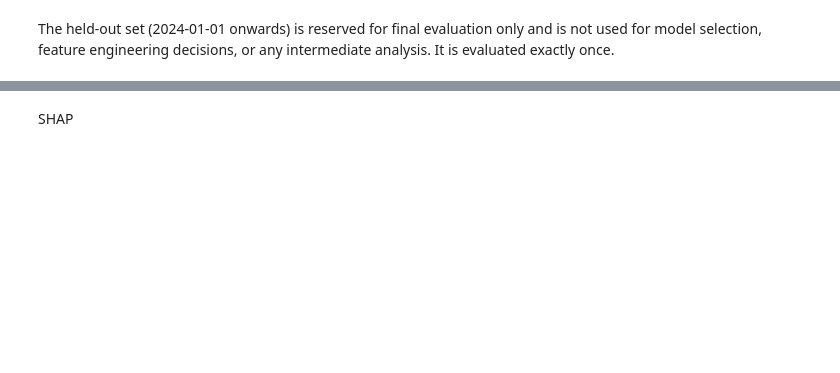
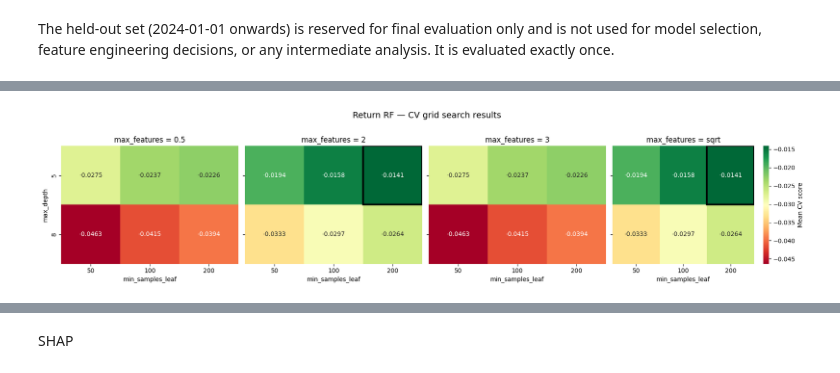
Before and after one commit to kaiedden14/msc-fintech-robo-advisor, a Jupyter notebook: notebooks/model.ipynb, the cells around one changed output, grey strips where cells are left out. Drawn from its saved outputs; the diff is of its cells as text; code cells hidden in the pictures; blank space fills up the shorter version.

Commit message:
updated models due to NaN values in 2 of the stocks in the dataset

```diff
--- a/notebooks/model.ipynb
+++ b/notebooks/model.ipynb
@@ -212,0 +215,91 @@ Volatility RF — best params: {'max_depth': 5, 'max_features': 2, 'min_samples_
+# %%
+# ----- 1. Extract tidy DataFrame from each GridSearchCV ------------------
+def grid_to_df(grid, model_label):
+    """Pull cv_results_ into a clean DataFrame, drop bookkeeping cols."""
+    cv = pd.DataFrame(grid.cv_results_)
+    param_cols = [c for c in cv.columns if c.startswith("param_")]
+    keep = param_cols + ["mean_test_score", "std_test_score", "rank_test_score"]
+    out = cv[keep].copy()
+    out.columns = [c.replace("param_", "") for c in param_cols] + [
+        "mean_cv", "std_cv", "rank",
+    ]
+    # Cast max_features to string for clean display ('sqrt', '0.5', '2', '3')
+    if "max_features" in out.columns:
+        out["max_features"] = out["max_features"].astype(str)
+    out["model"] = model_label
+    return out.sort_values("rank").reset_index(drop=True)
+
+df_return = grid_to_df(gs_ret, "Return RF")
+df_vol    = grid_to_df(gs_vol,    "Volatility RF")
+
+# ----- 2. Print the ranked table (useful as a methodology appendix) ------
+def show_ranked(df, model_label):
+    print(f"\n=== {model_label} — all grid cells, ranked by mean CV score ===")
+    print(df.to_string(index=False, float_format=lambda x: f"{x:.4f}"))
+
+show_ranked(df_return, "Return RF")
+show_ranked(df_vol,    "Volatility RF")
+
+# ----- 3. Heatmap: max_depth × min_samples_leaf, faceted by max_features --
+def plot_grid_heatmap(df, model_label, primary_metric="Mean CV score"):
+    mfs = sorted(df["max_features"].unique())
+    fig, axes = plt.subplots(1, len(mfs), figsize=(4.5 * len(mfs), 4), sharey=True)
+    if len(mfs) == 1:
+        axes = [axes]
+    # Shared colour scale across facets so cross-facet comparison is honest
+    vmin, vmax = df["mean_cv"].min(), df["mean_cv"].max()
+    for ax, mf in zip(axes, mfs):
+        sub = df[df["max_features"] == mf]
+        pivot = sub.pivot(index="max_depth", columns="min_samples_leaf", values="mean_cv")
+        sns.heatmap(
+            pivot, annot=True, fmt=".4f",
+            ax=ax, cmap="RdYlGn", vmin=vmin, vmax=vmax,
+            cbar=(ax is axes[-1]),
+            cbar_kws={"label": primary_metric} if ax is axes[-1] else None,
+        )
+        ax.set_title(f"max_features = {mf}")
+        ax.set_xlabel("min_samples_leaf")
+        ax.set_ylabel("max_depth" if ax is axes[0] else "")
+    # Mark winning cell (rank == 1) in each facet
+    for ax, mf in zip(axes, mfs):
+        sub = df[(df["max_features"] == mf) & (df["rank"] == df[df["max_features"] == mf]["rank"].min())]
+        if not sub.empty and sub["rank"].iloc[0] == 1:
+            row = sub.iloc[0]
+            mds = sorted(df["max_depth"].unique())
+            msls = sorted(df["min_samples_leaf"].unique())
+            y = mds.index(row["max_depth"]) + 0.5
+            x = msls.index(row["min_samples_leaf"]) + 0.5
+            ax.add_patch(plt.Rectangle((x - 0.5, y - 0.5), 1, 1,
+                                        fill=False, edgecolor="black", lw=3))
+    plt.suptitle(f"{model_label} — CV grid search results", y=1.02, fontsize=14)
+    plt.tight_layout()
+    plt.show()
+
+plot_grid_heatmap(df_return, "Return RF")
+plot_grid_heatmap(df_vol,    "Volatility RF")
+
+# ----- 4. (Optional) Bar plot of the top 10 configurations ---------------
+def plot_top_n(df, model_label, n=10):
+    top = df.head(n).copy()
+    top["label"] = top.apply(
+        lambda r: f"d={int(r['max_depth'])}, leaf={int(r['min_samples_leaf'])}, mf={r['max_features']}",
+        axis=1,
+    )
+    fig, ax = plt.subplots(figsize=(8, 0.4 * n + 1))
+    colors = ["#0F2540" if i == 0 else "#5A5A5A" for i in range(len(top))]
+    ax.barh(top["label"][::-1], top["mean_cv"][::-1], xerr=top["std_cv"][::-1],
+            color=colors[::-1], edgecolor="white", alpha=0.9)
+    ax.set_xlabel("Mean CV score (± 1 SD across folds)")
+    ax.set_title(f"{model_label} — top {n} hyperparameter configurations")
+    ax.invert_yaxis()
+    plt.tight_layout()
+    plt.show()
+
+plot_top_n(df_return, "Return RF")
+plot_top_n(df_vol,    "Volatility RF")
+
+# ----- 5. Save for the dissertation appendix -----------------------------
+df_return.to_parquet("../data/processed/grid_results_return_v5.parquet", index=False)
+df_vol.to_parquet("../data/processed/grid_results_volatility_v5.parquet", index=False)
+print("\nSaved grid results to data/processed/grid_results_*_v5.parquet")
+# %% [output]
@@ -212,0 +323 @@ Volatility RF — best params: {'max_depth': 5, 'max_features': 2, 'min_samples_
+[figure, added]
```
Also changed, not shown: parts of 17 cells of this notebook, 2 other files.
